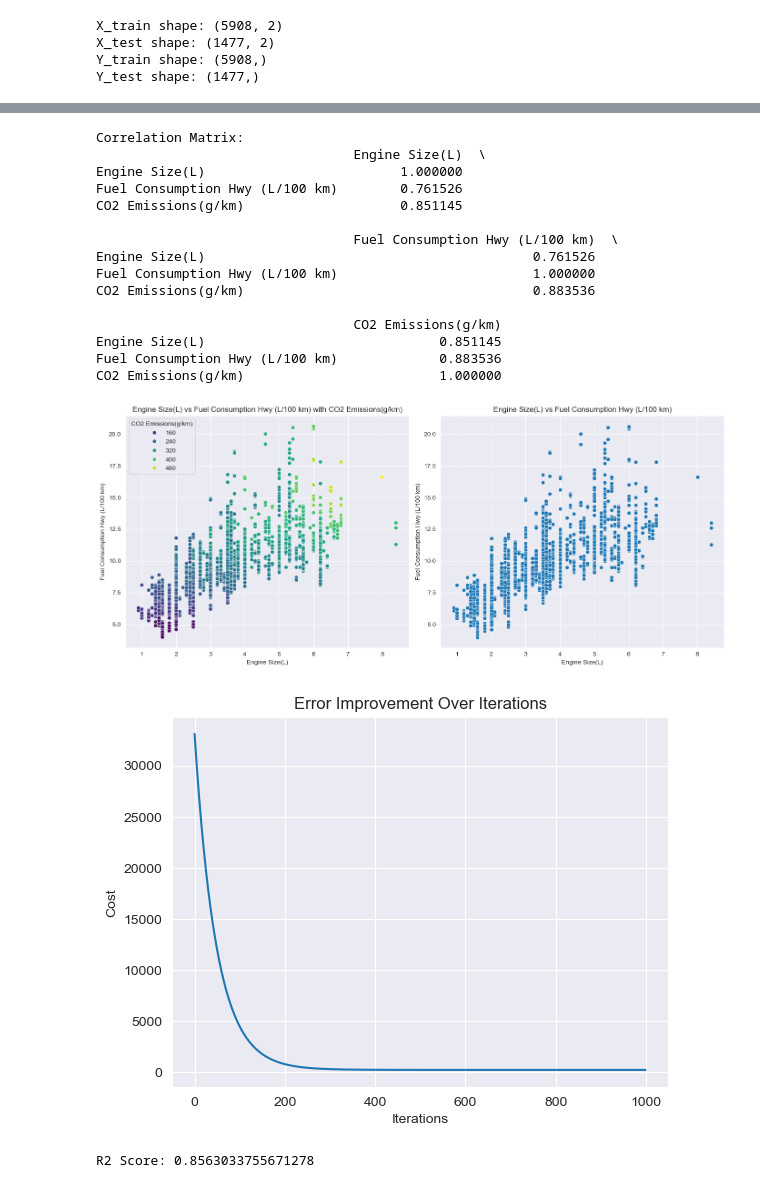
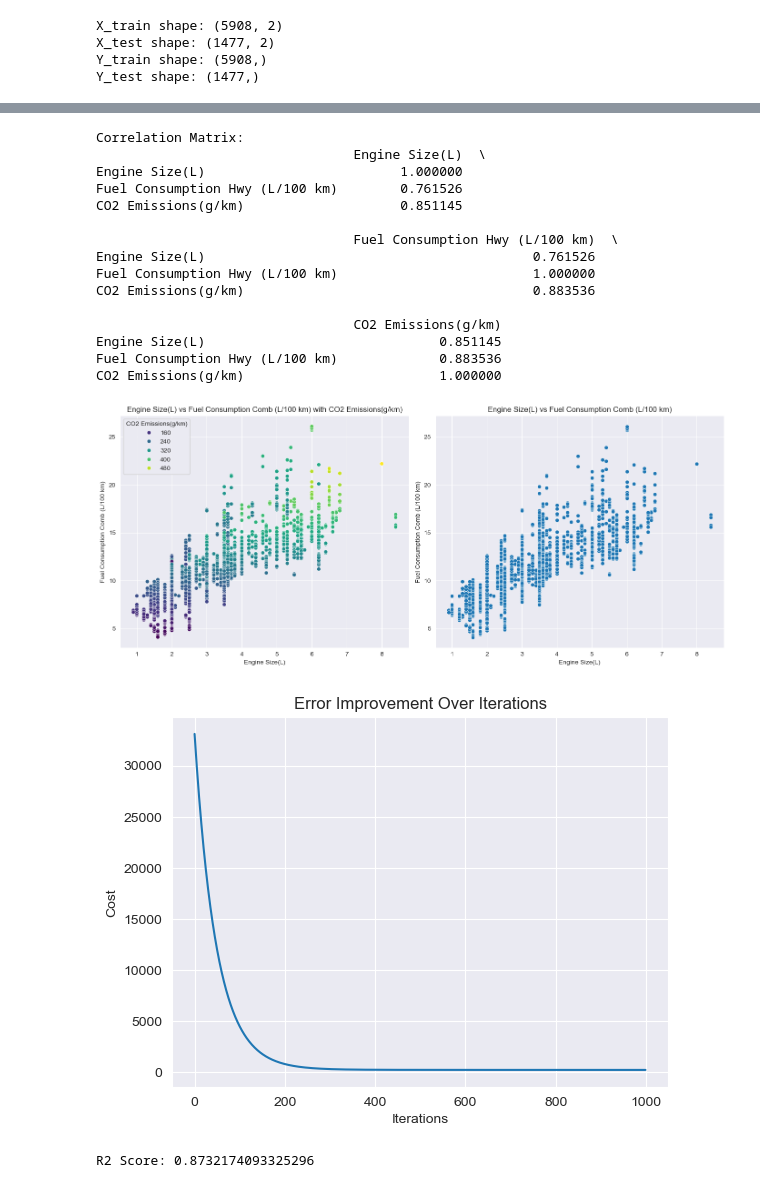
Before and after one commit to hagag1919/CO2-emission-ml, a Jupyter notebook: app.ipynb, the cells around one changed output, grey strips where cells are left out. Saved outputs shown, nothing was run; the diff lists cells and outputs as text; code cells hidden in the pictures.

```diff
--- a/app.ipynb
+++ b/app.ipynb
@@ -191,42 +191,42 @@ correlation_matrix = data[['Engine Size(L)', 'Fuel Consumption Hwy (L/100 km)',
 print("Correlation Matrix:")
 print(correlation_matrix)
 
 # Plot the relationship between 'Engine Size(L)', 'Fuel Consumption Hwy (L/100 km)', and 'CO2 Emissions(g/km)'
 plt.figure(figsize=(14, 6))
 
 plt.subplot(1, 2, 1)
-sns.scatterplot(data=data, x='Engine Size(L)', y='Fuel Consumption Hwy (L/100 km)', hue='CO2 Emissions(g/km)', palette='viridis')
-plt.title('Engine Size(L) vs Fuel Consumption Hwy (L/100 km) with CO2 Emissions(g/km)')
+sns.scatterplot(data=data, x='Engine Size(L)', y='Fuel Consumption Comb (L/100 km)', hue='CO2 Emissions(g/km)', palette='viridis')
+plt.title('Engine Size(L) vs Fuel Consumption Comb (L/100 km) with CO2 Emissions(g/km)')
 plt.xlabel('Engine Size(L)')
-plt.ylabel('Fuel Consumption Hwy (L/100 km)')
+plt.ylabel('Fuel Consumption Comb (L/100 km)')
 
 plt.subplot(1, 2, 2)
-sns.scatterplot(data=data, x='Engine Size(L)', y='Fuel Consumption Hwy (L/100 km)')
-plt.title('Engine Size(L) vs Fuel Consumption Hwy (L/100 km)')
+sns.scatterplot(data=data, x='Engine Size(L)', y='Fuel Consumption Comb (L/100 km)')
+plt.title('Engine Size(L) vs Fuel Consumption Comb (L/100 km)')
 plt.xlabel('Engine Size(L)')
-plt.ylabel('Fuel Consumption Hwy (L/100 km)')
+plt.ylabel('Fuel Consumption Comb (L/100 km)')
 
 plt.tight_layout()
 plt.show()
 # %% [output]
 Correlation Matrix:
                                  Engine Size(L)  \
 Engine Size(L)                         1.000000
 Fuel Consumption Hwy (L/100 km)        0.761526
 CO2 Emissions(g/km)                    0.851145
 
                                  Fuel Consumption Hwy (L/100 km)  \
 Engine Size(L)                                          0.761526
 Fuel Consumption Hwy (L/100 km)                         1.000000
 CO2 Emissions(g/km)                                     0.883536
 
                                  CO2 Emissions(g/km)
 Engine Size(L)                              0.851145
 Fuel Consumption Hwy (L/100 km)             0.883536
 CO2 Emissions(g/km)                         1.000000
-[figure, old version]
+[figure, new version]
 # %%
-X = data[['Engine Size(L)', 'Fuel Consumption Hwy (L/100 km)']].values
+X = data[['Engine Size(L)', 'Fuel Consumption Comb (L/100 km)']].values
 y = data['CO2 Emissions(g/km)'].values
 
 # Normalize features
@@ -262,4 +262,4 @@ y_pred = X.dot(theta)
 print("R2 Score:", r2_score(y, y_pred))
 # %% [output]
 [figure]
-R2 Score: 0.8563033755671278
+R2 Score: 0.8732174093325296
```
Also changed, not shown: parts of 1 cell of this notebook.
